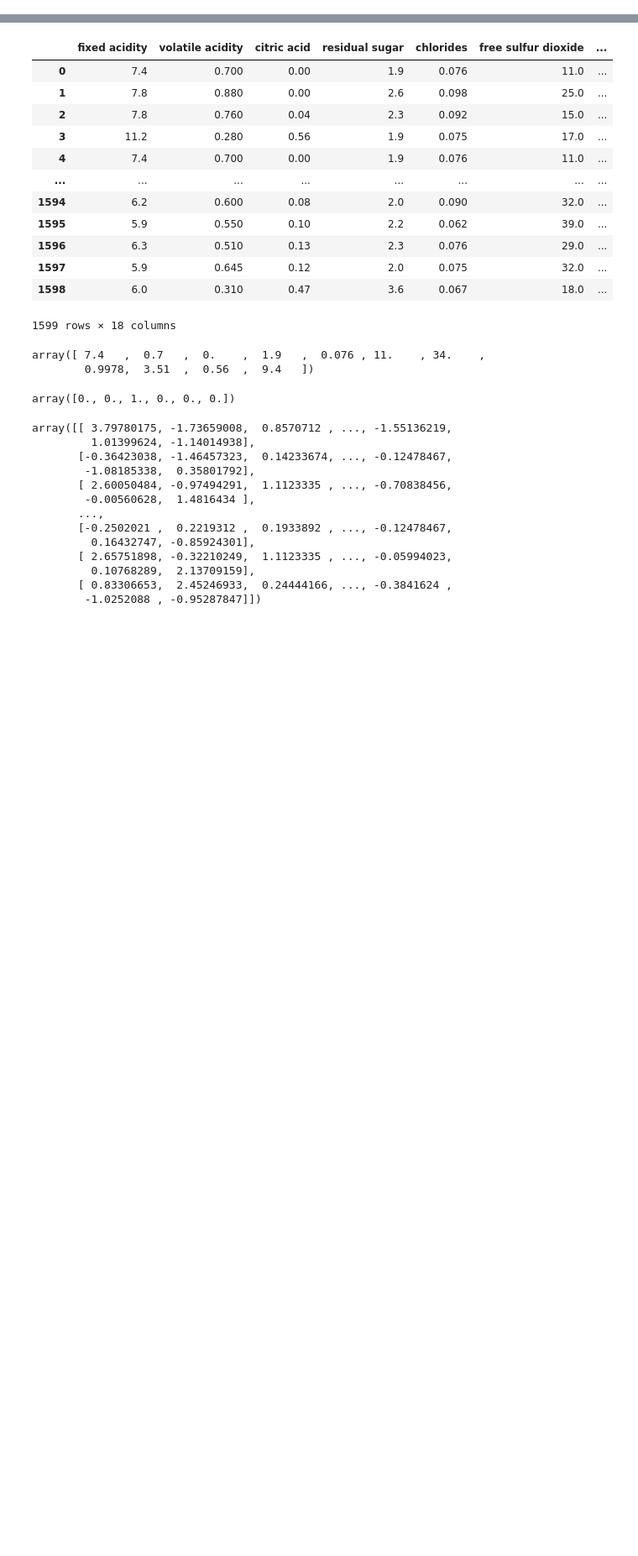
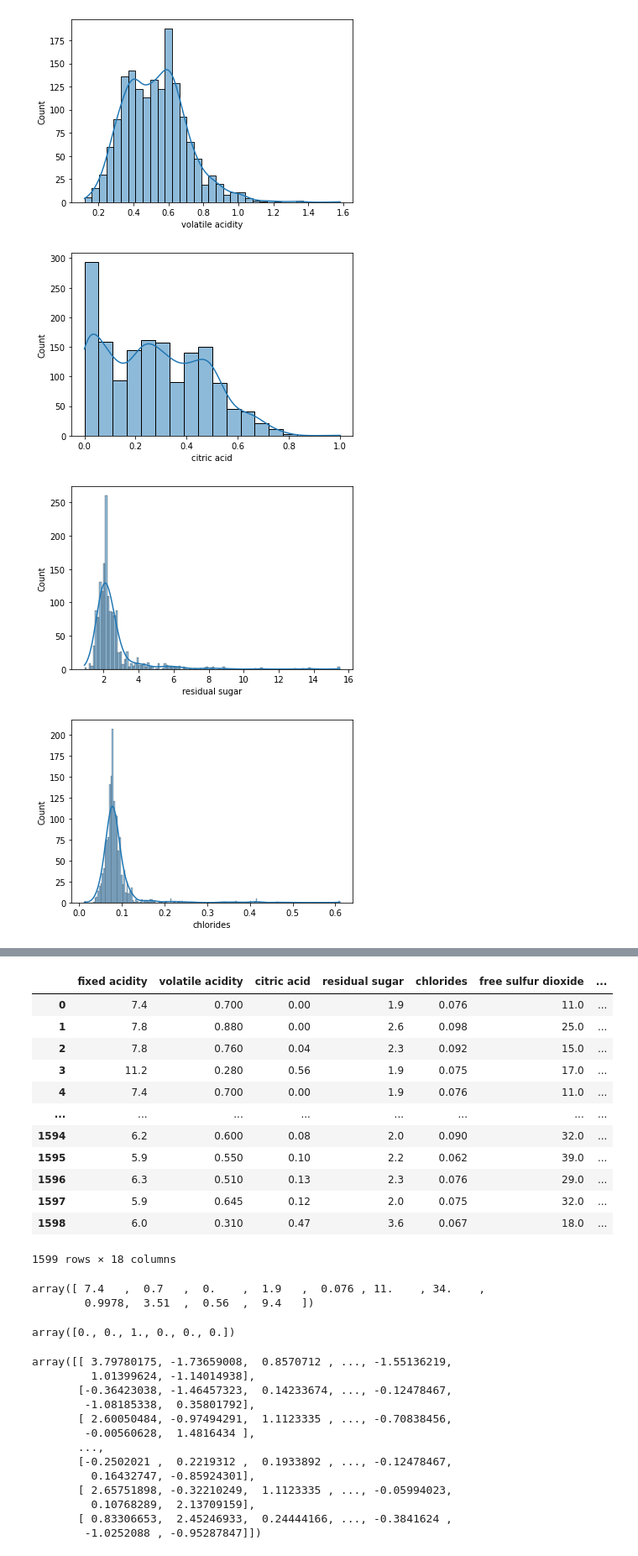
Before and after one commit to emrearan/deep_learning_examples, a Jupyter notebook: Neural Network Classification Example - Wine Quality.ipynb, the cells around one changed output, grey strips where cells are left out. Shown at 84% size. Cells and saved outputs as stored; diff of their text form; code cells hidden in the pictures; blank space fills up the shorter version.

```diff
--- a/Neural Network Classification Example - Wine Quality.ipynb
+++ b/Neural Network Classification Example - Wine Quality.ipynb
@@ -10,0 +37,4 @@ df_wine = pd.read_csv('data\wine_quality\winequality-red.csv', sep = ';')
+# %%
+# get basic stats of inputs and output
+in_out_columns = df_wine.columns[1:]
+df_wine[in_out_columns].describe().T
@@ -10,0 +54,10 @@ df_wine = pd.read_csv('data\wine_quality\winequality-red.csv', sep = ';')
+# %%
+# show distributions
+for item in in_out_columns:
+    plt.figure()
+    sns.histplot(df_wine[item], kde = True)
+# %% [output]
+[figure, added]
+[figure, added]
+[figure, added]
+[figure, added]
```
Also changed, not shown: parts of 10 cells of this notebook.
